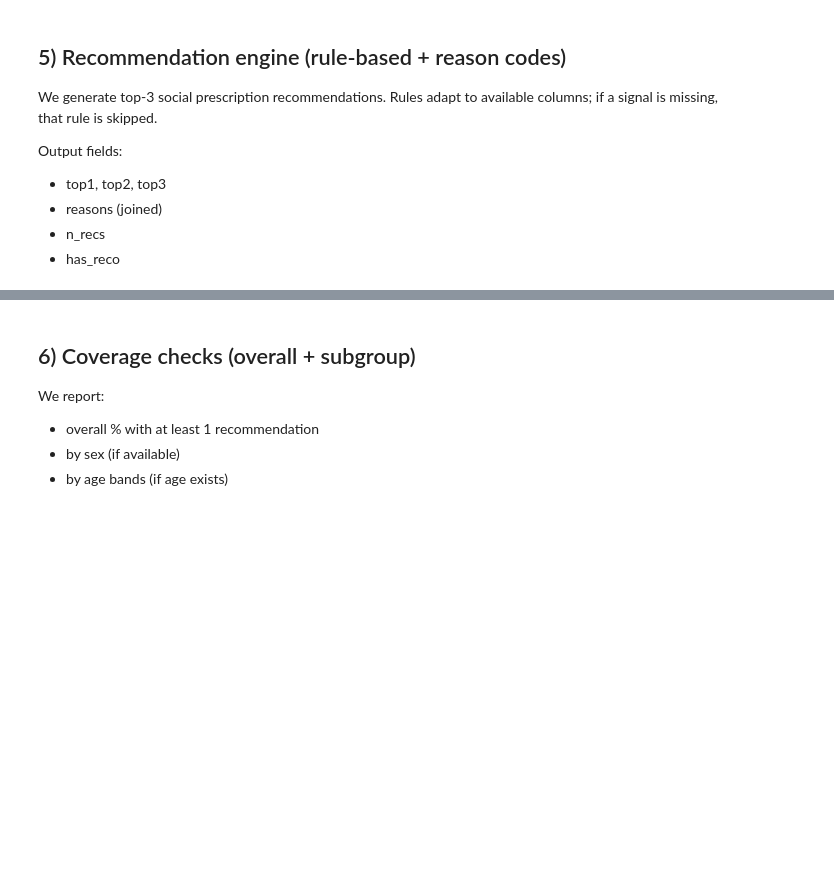
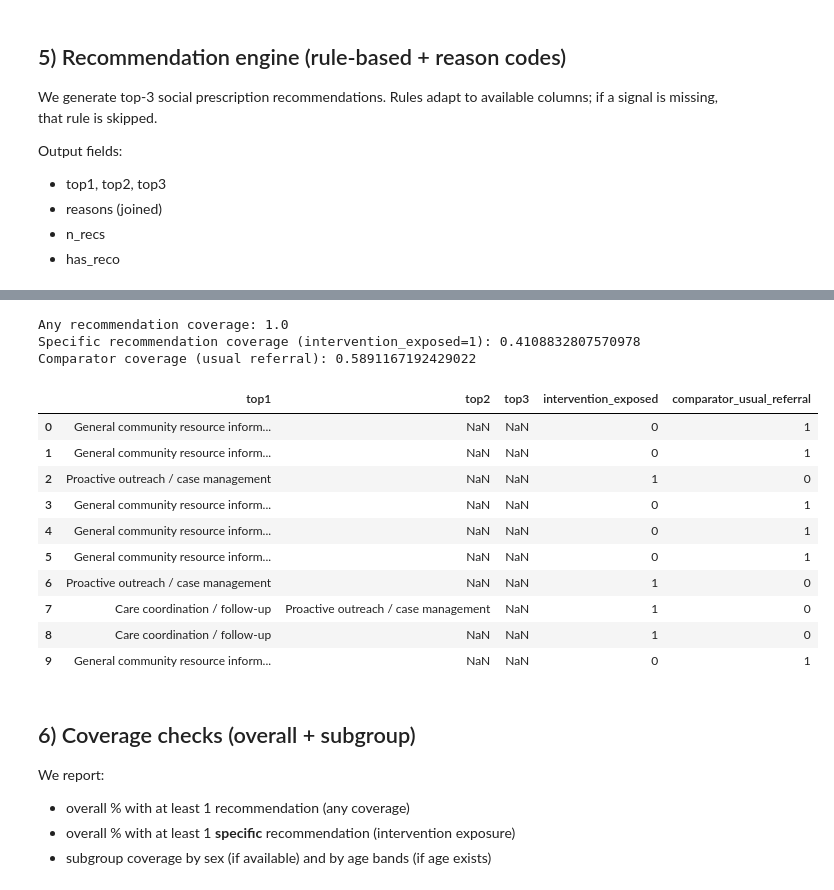
Before and after one commit to ugoyj/BMI5111_Capstone_YuJun, a Jupyter notebook: notebooks/02_feature_engineering_recommendation.ipynb, the cells around one changed output, grey strips where cells are left out. Saved outputs shown, nothing was run; the diff lists cells and outputs as text; code cells hidden in the pictures; blank space fills up the shorter version.

```diff
--- a/notebooks/02_feature_engineering_recommendation.ipynb
+++ b/notebooks/02_feature_engineering_recommendation.ipynb
@@ -344,7 +335,54 @@ Result shape: (11412, 17)
+# %%
+import numpy as np
+import pandas as pd
+
+# Apply recommendation to each row
+tmp = data.apply(lambda r: recommend_row(r, topk=3), axis=1)
+data["reco_list"] = tmp.apply(lambda x: x[0])
+data["reco_reason_list"] = tmp.apply(lambda x: x[1])
+
+# Extract top1/top2/top3 (safe)
+def get_k(lst, k):
+    if isinstance(lst, list) and len(lst) > k:
+        return lst[k]
+    return None
+
+data["top1"] = data["reco_list"].apply(lambda x: get_k(x, 0))
+data["top2"] = data["reco_list"].apply(lambda x: get_k(x, 1))
+data["top3"] = data["reco_list"].apply(lambda x: get_k(x, 2))
+
+# Operationalise intervention vs comparator:
+# - Only DEFAULT_SERVICE => comparator (usual referral / no social prescription)
+# - Any specific service => intervention_exposed
+data["has_specific_reco"] = (data["top1"] != DEFAULT_SERVICE).astype(int)
+data["intervention_exposed"] = data["has_specific_reco"]
+data["comparator_usual_referral"] = (1 - data["intervention_exposed"]).astype(int)
+
+print("Any recommendation coverage:", float(data["top1"].notna().mean()))
+print("Specific recommendation coverage (intervention_exposed=1):", float(data["intervention_exposed"].mean()))
+print("Comparator coverage (usual referral):", float(data["comparator_usual_referral"].mean()))
+
+# Quick preview
+data[["top1","top2","top3","intervention_exposed","comparator_usual_referral"]].head(10)
+# %% [output]
+Any recommendation coverage: 1.0
+Specific recommendation coverage (intervention_exposed=1): 0.4108832807570978
+Comparator coverage (usual referral): 0.5891167192429022
+|  | top1 | top2 | top3 | intervention_exposed | comparator_usual_referral |
+| 0 | General community resource inform... | NaN | NaN | 0 | 1 |
+| 1 | General community resource inform... | NaN | NaN | 0 | 1 |
+| 2 | Proactive outreach / case management | NaN | NaN | 1 | 0 |
+| 3 | General community resource inform... | NaN | NaN | 0 | 1 |
+| 4 | General community resource inform... | NaN | NaN | 0 | 1 |
+| 5 | General community resource inform... | NaN | NaN | 0 | 1 |
+| 6 | Proactive outreach / case management | NaN | NaN | 1 | 0 |
+| 7 | Care coordination / follow-up | Proactive outreach / case management | NaN | 1 | 0 |
+| 8 | Care coordination / follow-up | NaN | NaN | 1 | 0 |
+| 9 | General community resource inform... | NaN | NaN | 0 | 1 |
 # %% [markdown]
 ## 6) Coverage checks (overall + subgroup)
 
 We report:
-- overall % with at least 1 recommendation
-- by sex (if available)
-- by age bands (if age exists)
+- overall % with at least 1 recommendation (any coverage)
+- overall % with at least 1 **specific** recommendation (intervention exposure)
+- subgroup coverage by sex (if available) and by age bands (if age exists)
```
Also changed, not shown: parts of 16 cells of this notebook, 3 other files.
